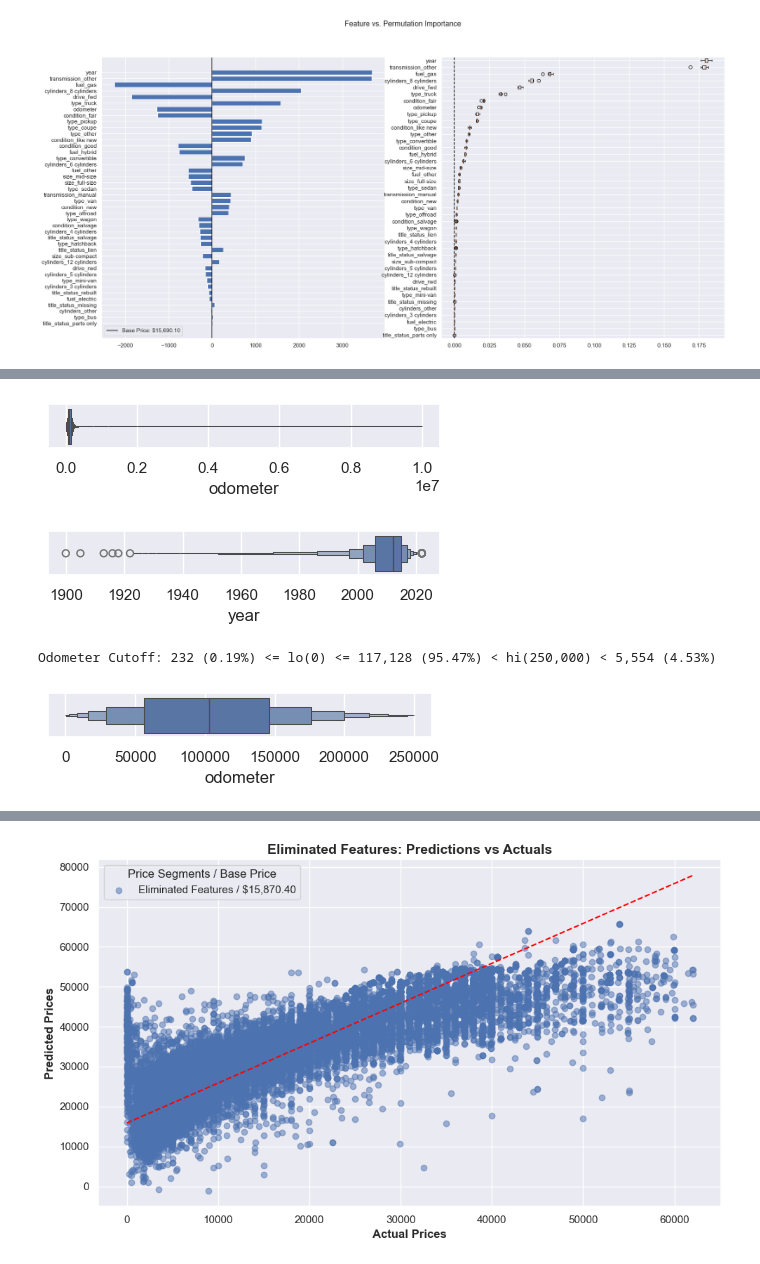
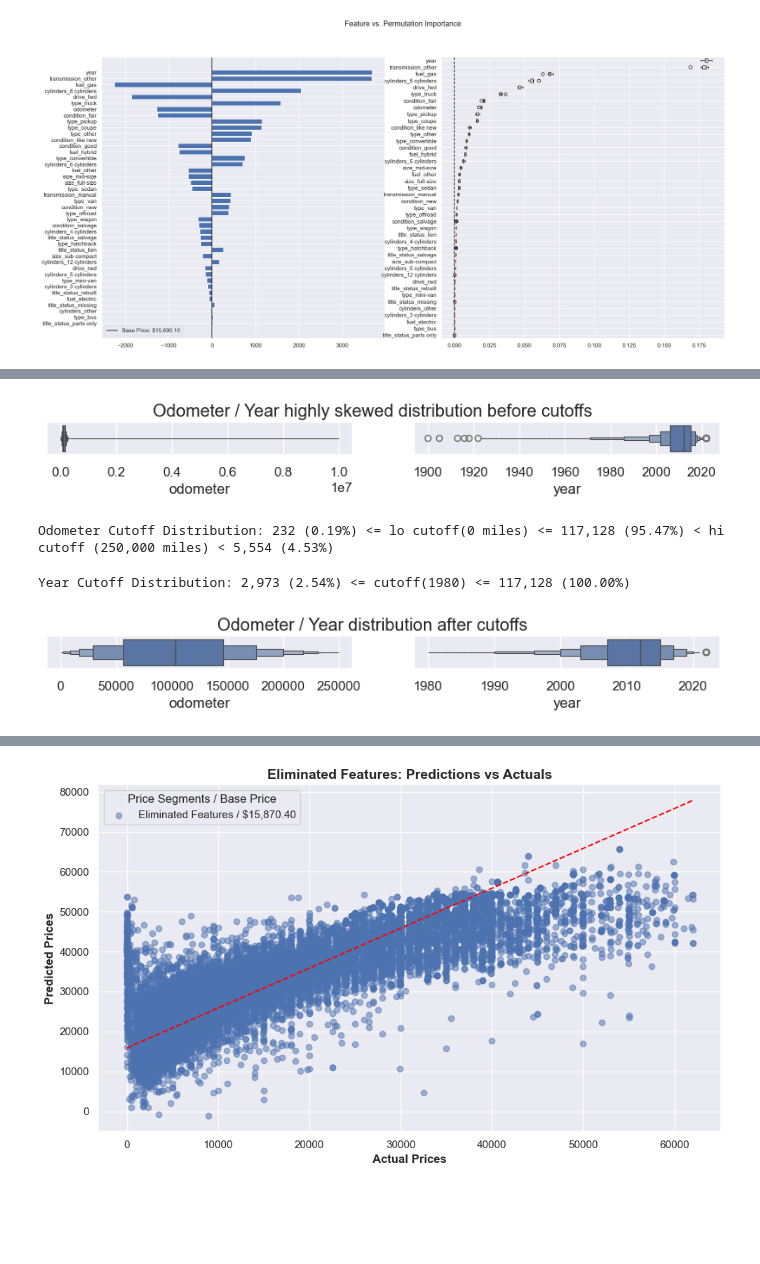
Before and after one commit to fazeelgm/UCB_ML_AI_PracticalApp_II, a Jupyter notebook: DataModels.ipynb, the cells around one changed output, grey strips where cells are left out. Saved outputs shown, nothing was run; the diff lists cells and outputs as text; code cells hidden in the pictures; blank space fills up the shorter version.

Commit message:
Fixed year/odo cuoff plots; Tested with CV=5

```diff
--- a/DataModels.ipynb
+++ b/DataModels.ipynb
@@ -941,36 +947,56 @@ drop_cols = ['title_status', 'size']
 data.drop(columns=drop_cols, inplace=True)
 # %%
 temp = data
-# %%
-plt.figure(figsize=(4,1), layout='constrained')
-sns.boxenplot(data=temp, x='odometer')
-plt.show()
-# %% [output]
-[figure, removed]
-# %%
-plt.figure(figsize=(4,1), layout='constrained')
-sns.boxenplot(data=temp, x='year')
-plt.show()
-# %% [output]
-[figure, removed]
-# %%
-odo_cutoff_lo = 0
-lo = data.query('odometer <= @odo_cutoff_lo')
-odo_cutoff_hi = 250000
-temp = data.query('odometer > @odo_cutoff_lo and odometer <= @odo_cutoff_hi and year >= 1980')
-print('Odometer Cutoff: {:,d} ({:,.2f}%) <= lo({:,d}) <= {:,d} ({:,.2f}%) < hi({:,d}) < {:,d} ({:,.2f}%)'
-      .format(lo.shape[0], ((lo.shape[0] / data.shape[0]) * 100),
-              odo_cutoff_lo,
-              temp.shape[0], ((temp.shape[0] / data.shape[0]) * 100),
-              odo_cutoff_hi,
-              data.shape[0] - temp.shape[0], ((1 - temp.shape[0] / data.shape[0]) * 100)))
-# %% [output]
-Odometer Cutoff: 232 (0.19%) <= lo(0) <= 117,128 (95.47%) < hi(250,000) < 5,554 (4.53%)
+# %%
+fig, (ax1, ax2) = plt.subplots(1, 2, figsize=(10, 0.5))
+fig.suptitle('Odometer / Year highly skewed distribution before cutoffs', y=1.3)
+sns.boxenplot(ax=ax1, data=temp, x='odometer')
+ax1.set_title('')
+
+sns.boxenplot(ax=ax2, data=temp, x='year')
+ax2.set_title('')
+
+_ = ax.figure.tight_layout()
+plt.show()
+# %% [output]
+[figure, added]
+# %%
+# Define the odometer cutoff ranges for lo/hi milage
+odo_cutoff_lo = 0
+lo = data.query('odometer <= @odo_cutoff_lo')
+odo_cutoff_hi = 250000
+
+# Define year cutoff
+year_cutoff = 1980
+year_cutoff_lo = data.query('year <= @year_cutoff')
+temp = data.query('odometer > @odo_cutoff_lo and odometer <= @odo_cutoff_hi and year >= @year_cutoff')
+print('Odometer Cutoff Distribution: {:,d} ({:,.2f}%) <= lo cutoff({:,d} miles) <= {:,d} ({:,.2f}%) < hi cutoff ({:,d} miles) < {:,d} ({:,.2f}%)'
+      .format(lo.shape[0], ((lo.shape[0] / data.shape[0]) * 100),
+              odo_cutoff_lo,
+              temp.shape[0], ((temp.shape[0] / data.shape[0]) * 100),
+              odo_cutoff_hi,
+              data.shape[0] - temp.shape[0], ((1 - temp.shape[0] / data.shape[0]) * 100)))
+# %% [output]
+Odometer Cutoff Distribution: 232 (0.19%) <= lo cutoff(0 miles) <= 117,128 (95.47%) < hi cutoff (250,000 miles) < 5,554 (4.53%)
+# %%
+print('Year Cutoff Distribution: {:,d} ({:,.2f}%) <= cutoff({:d}) <= {:,d} ({:,.2f}%)'
+      .format(year_cutoff_lo.shape[0], ((year_cutoff_lo.shape[0] / data.shape[0]) * 100),
+              year_cutoff,
+              temp.shape[0], ((temp.shape[0] / data.shape[0]) * 100)))
+# %% [output]
+Year Cutoff Distribution: 2,973 (2.54%) <= cutoff(1980) <= 117,128 (100.00%)
 # %%
 data=temp
 # %%
-plt.figure(figsize=(4,1), layout='constrained')
-sns.boxenplot(data=data, x='odometer')
+fig, (ax1, ax2) = plt.subplots(1, 2, figsize=(10, 0.5))
+fig.suptitle('Odometer / Year distribution after cutoffs', y=1.3)
+sns.boxenplot(ax=ax1, data=data, x='odometer')
+ax1.set_title('')
+
+sns.boxenplot(ax=ax2, data=data, x='year')
+ax2.set_title('')
+
+_ = ax.figure.tight_layout()
 plt.show()
 # %% [output]
-[figure, old version]
+[figure, new version]
```
Also changed, not shown: parts of 14 cells of this notebook.
